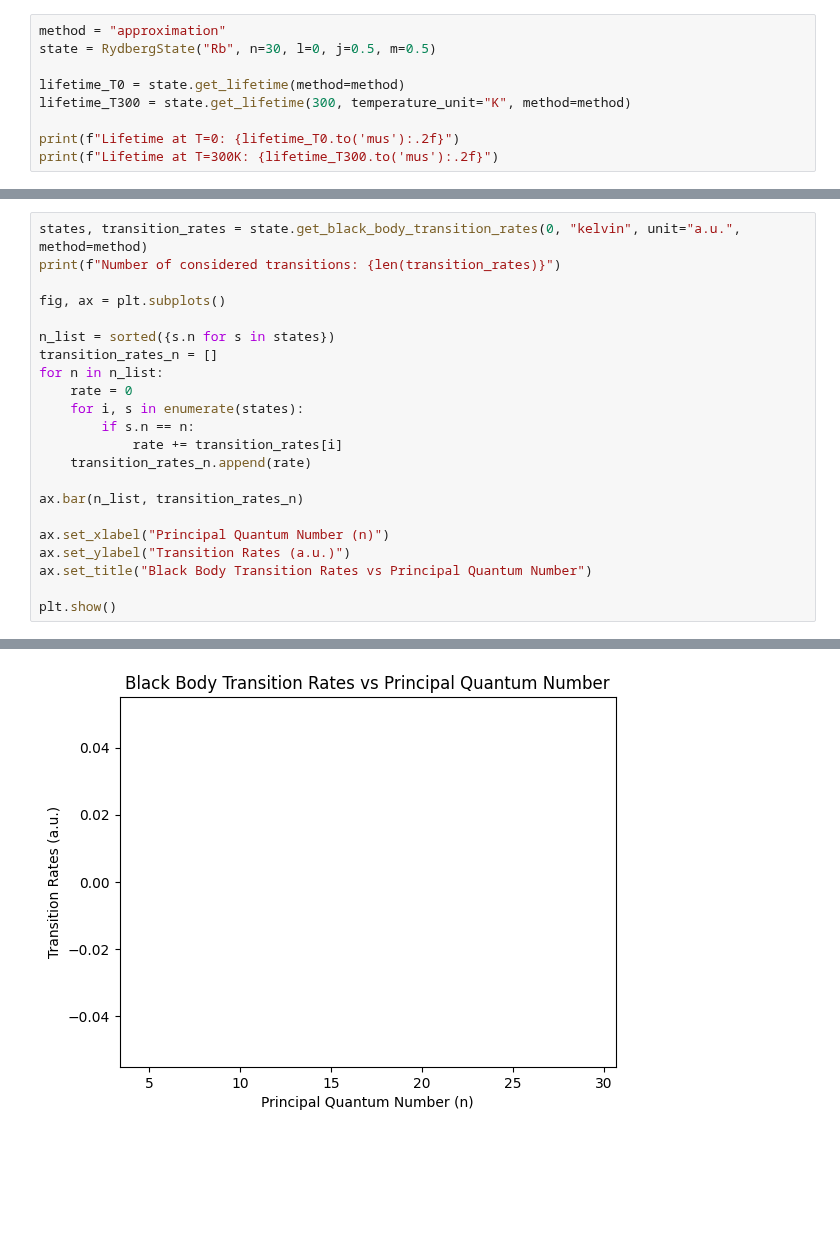
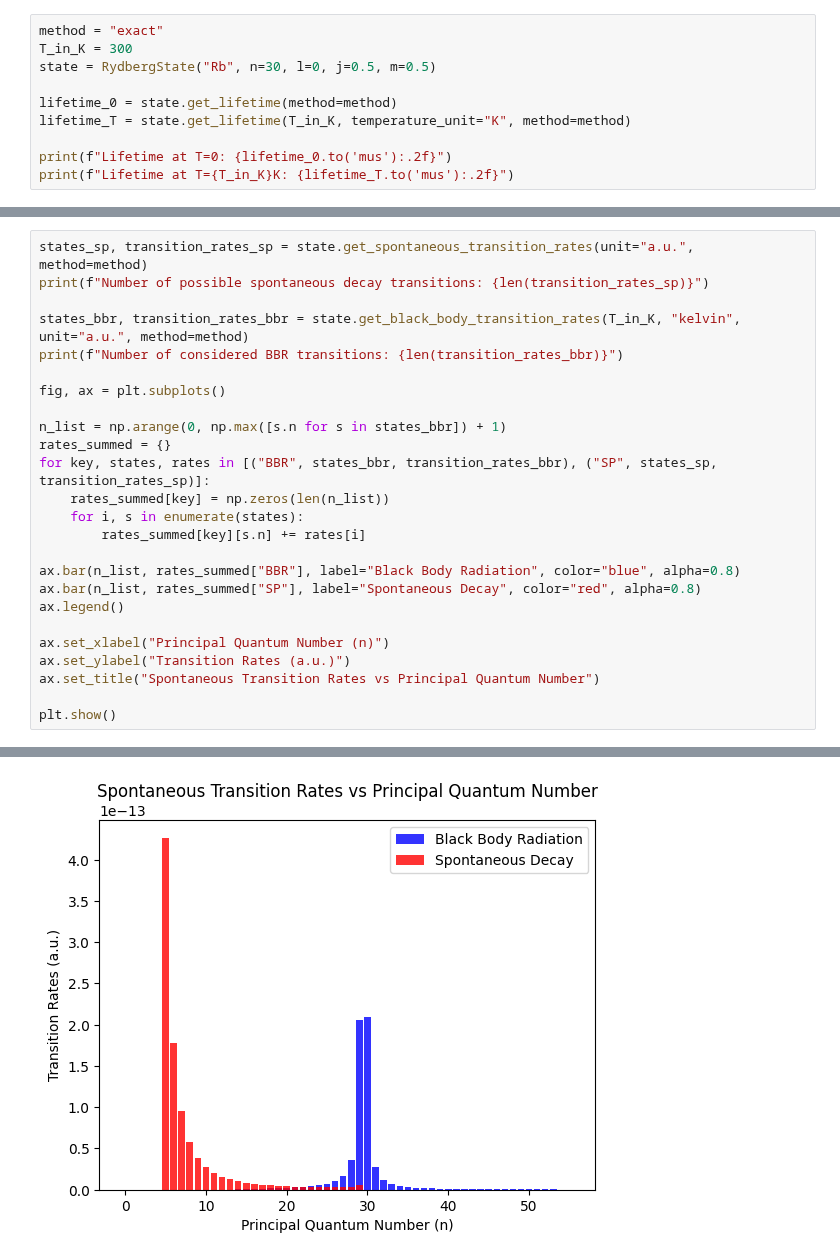
Before and after one commit to pairinteraction/ryd-numerov, a Jupyter notebook: docs/examples/lifetimes.ipynb, the cells around one changed output, grey strips where cells are left out. Cells and saved outputs as stored; diff of their text form; blank space fills up the shorter version.

Commit message:
update lifetimes notebook

```diff
--- a/docs/examples/lifetimes.ipynb
+++ b/docs/examples/lifetimes.ipynb
@@ -8,12 +9,13 @@ from numerov.rydberg import RydbergState
 logging.basicConfig(level=logging.INFO, format="%(levelname)s %(filename)s: %(message)s")
 logging.getLogger("numerov").setLevel(logging.WARNING)
 # %%
-method = "approximation"
+method = "exact"
+T_in_K = 300
 state = RydbergState("Rb", n=30, l=0, j=0.5, m=0.5)
 
-lifetime_T0 = state.get_lifetime(method=method)
-lifetime_T300 = state.get_lifetime(300, temperature_unit="K", method=method)
+lifetime_0 = state.get_lifetime(method=method)
+lifetime_T = state.get_lifetime(T_in_K, temperature_unit="K", method=method)
 
-print(f"Lifetime at T=0: {lifetime_T0.to('mus'):.2f}")
-print(f"Lifetime at T=300K: {lifetime_T300.to('mus'):.2f}")
+print(f"Lifetime at T=0: {lifetime_0.to('mus'):.2f}")
+print(f"Lifetime at T={T_in_K}K: {lifetime_T.to('mus'):.2f}")
 # %% [output]
@@ -67,23 +24,26 @@ Transition from RydbergState(species='Rb', n=30, l=0, j=0.5, m=0.5, s=0.5) to Ry
 # %%
-states, transition_rates = state.get_black_body_transition_rates(0, "kelvin", unit="a.u.", method=method)
-print(f"Number of considered transitions: {len(transition_rates)}")
+states_sp, transition_rates_sp = state.get_spontaneous_transition_rates(unit="a.u.", method=method)
+print(f"Number of possible spontaneous decay transitions: {len(transition_rates_sp)}")
+
+states_bbr, transition_rates_bbr = state.get_black_body_transition_rates(T_in_K, "kelvin", unit="a.u.", method=method)
+print(f"Number of considered BBR transitions: {len(transition_rates_bbr)}")
 
 fig, ax = plt.subplots()
 
-n_list = sorted({s.n for s in states})
-transition_rates_n = []
-for n in n_list:
-    rate = 0
+n_list = np.arange(0, np.max([s.n for s in states_bbr]) + 1)
+rates_summed = {}
+for key, states, rates in [("BBR", states_bbr, transition_rates_bbr), ("SP", states_sp, transition_rates_sp)]:
+    rates_summed[key] = np.zeros(len(n_list))
     for i, s in enumerate(states):
-        if s.n == n:
-            rate += transition_rates[i]
-    transition_rates_n.append(rate)
+        rates_summed[key][s.n] += rates[i]
 
-ax.bar(n_list, transition_rates_n)
+ax.bar(n_list, rates_summed["BBR"], label="Black Body Radiation", color="blue", alpha=0.8)
+ax.bar(n_list, rates_summed["SP"], label="Spontaneous Decay", color="red", alpha=0.8)
+ax.legend()
 
 ax.set_xlabel("Principal Quantum Number (n)")
 ax.set_ylabel("Transition Rates (a.u.)")
-ax.set_title("Black Body Transition Rates vs Principal Quantum Number")
+ax.set_title("Spontaneous Transition Rates vs Principal Quantum Number")
 
 plt.show()
 # %% [output]
@@ -91 +52 @@ Number of considered transitions: 92
-[figure, old version]
+[figure, new version]
```
Also changed, not shown: parts of 4 cells of this notebook.
